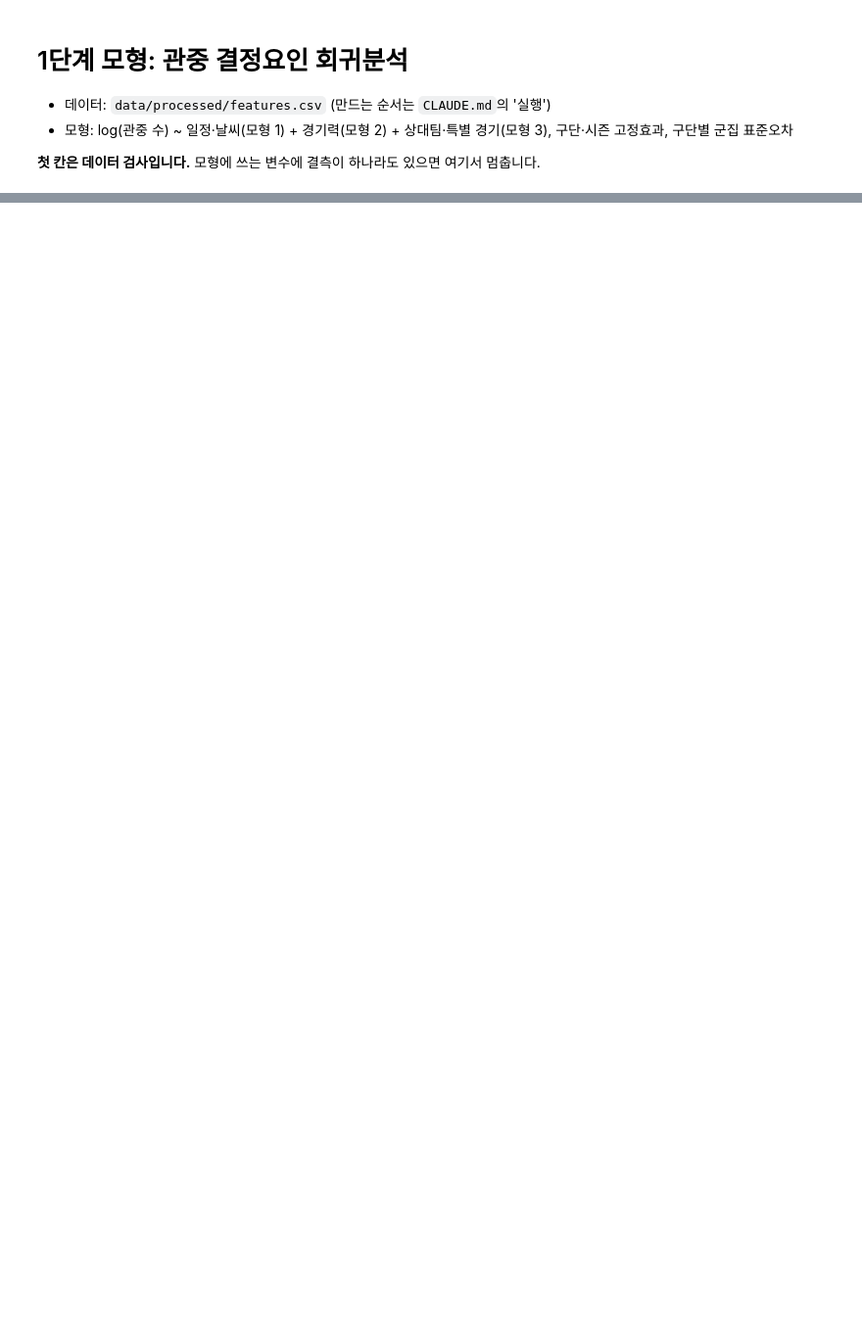
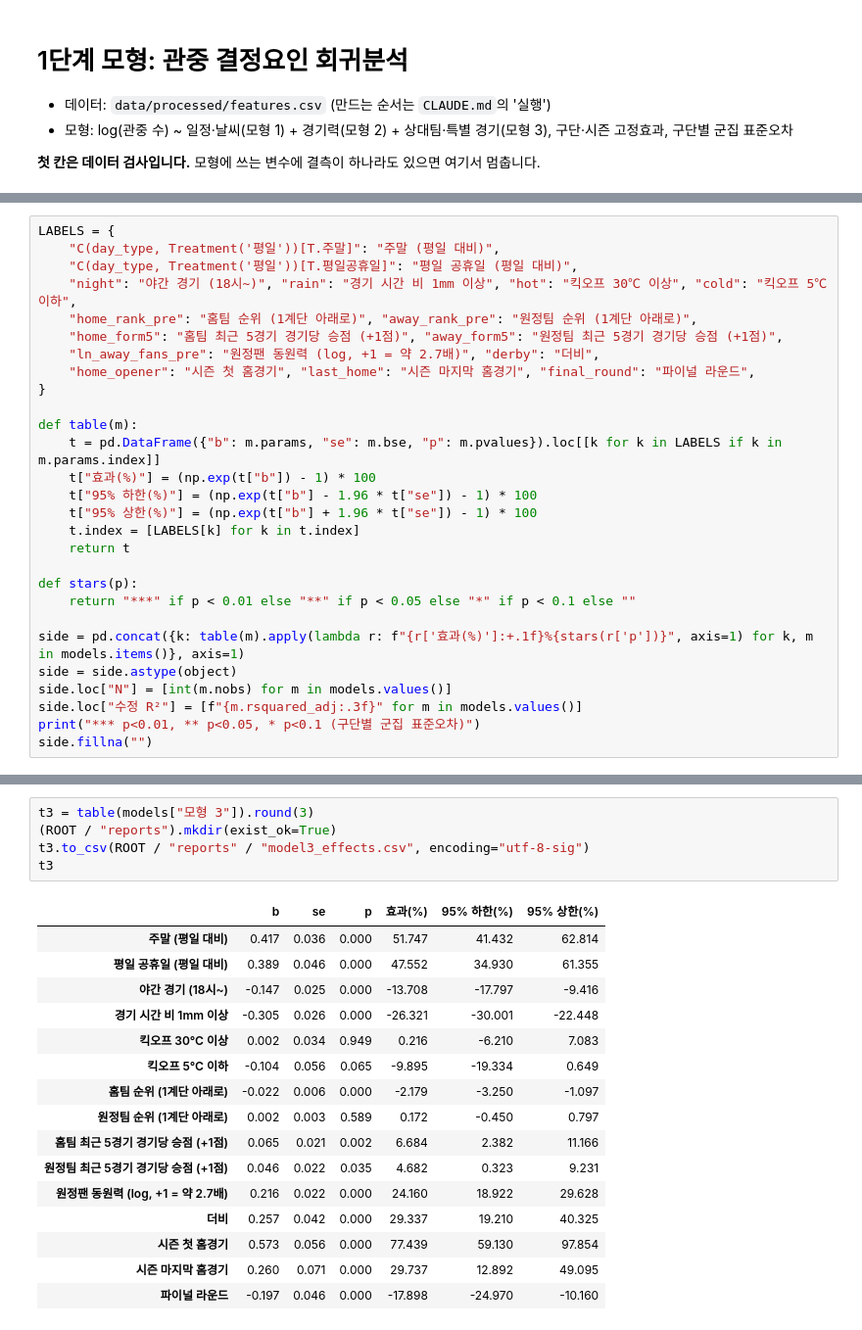
Before and after one commit to kkangho5467/kleague-attendance-analysis, a Jupyter notebook: notebooks/02_models.ipynb, the cells around one changed output, grey strips where cells are left out. Shown at 98% size. Drawn from its saved outputs; the diff is of its cells as text; blank space fills up the shorter version.

```diff
--- a/notebooks/02_models.ipynb
+++ b/notebooks/02_models.ipynb
@@ -31,0 +77,28 @@ print(f"검사 통과: {len(model_df)}경기 (제외 {df['excluded'].sum()}경
+# %%
+LABELS = {
+    "C(day_type, Treatment('평일'))[T.주말]": "주말 (평일 대비)",
+    "C(day_type, Treatment('평일'))[T.평일공휴일]": "평일 공휴일 (평일 대비)",
+    "night": "야간 경기 (18시~)", "rain": "경기 시간 비 1mm 이상", "hot": "킥오프 30℃ 이상", "cold": "킥오프 5℃ 이하",
+    "home_rank_pre": "홈팀 순위 (1계단 아래로)", "away_rank_pre": "원정팀 순위 (1계단 아래로)",
+    "home_form5": "홈팀 최근 5경기 경기당 승점 (+1점)", "away_form5": "원정팀 최근 5경기 경기당 승점 (+1점)",
+    "ln_away_fans_pre": "원정팬 동원력 (log, +1 = 약 2.7배)", "derby": "더비",
+    "home_opener": "시즌 첫 홈경기", "last_home": "시즌 마지막 홈경기", "final_round": "파이널 라운드",
+}
+
+def table(m):
+    t = pd.DataFrame({"b": m.params, "se": m.bse, "p": m.pvalues}).loc[[k for k in LABELS if k in m.params.index]]
+    t["효과(%)"] = (np.exp(t["b"]) - 1) * 100
+    t["95% 하한(%)"] = (np.exp(t["b"] - 1.96 * t["se"]) - 1) * 100
+    t["95% 상한(%)"] = (np.exp(t["b"] + 1.96 * t["se"]) - 1) * 100
+    t.index = [LABELS[k] for k in t.index]
+    return t
+
+def stars(p):
+    return "***" if p < 0.01 else "**" if p < 0.05 else "*" if p < 0.1 else ""
+
+side = pd.concat({k: table(m).apply(lambda r: f"{r['효과(%)']:+.1f}%{stars(r['p'])}", axis=1) for k, m in models.items()}, axis=1)
+side = side.astype(object)
+side.loc["N"] = [int(m.nobs) for m in models.values()]
+side.loc["수정 R²"] = [f"{m.rsquared_adj:.3f}" for m in models.values()]
+print("*** p<0.01, ** p<0.05, * p<0.1 (구단별 군집 표준오차)")
+side.fillna("")
@@ -31,0 +125,22 @@ print(f"검사 통과: {len(model_df)}경기 (제외 {df['excluded'].sum()}경
+# %%
+t3 = table(models["모형 3"]).round(3)
+(ROOT / "reports").mkdir(exist_ok=True)
+t3.to_csv(ROOT / "reports" / "model3_effects.csv", encoding="utf-8-sig")
+t3
+# %% [output]
+|  | b | se | p | 효과(%) | 95% 하한(%) | 95% 상한(%) |
+| 주말 (평일 대비) | 0.417 | 0.036 | 0.000 | 51.747 | 41.432 | 62.814 |
+| 평일 공휴일 (평일 대비) | 0.389 | 0.046 | 0.000 | 47.552 | 34.930 | 61.355 |
+| 야간 경기 (18시~) | -0.147 | 0.025 | 0.000 | -13.708 | -17.797 | -9.416 |
+| 경기 시간 비 1mm 이상 | -0.305 | 0.026 | 0.000 | -26.321 | -30.001 | -22.448 |
+| 킥오프 30℃ 이상 | 0.002 | 0.034 | 0.949 | 0.216 | -6.210 | 7.083 |
+| 킥오프 5℃ 이하 | -0.104 | 0.056 | 0.065 | -9.895 | -19.334 | 0.649 |
+| 홈팀 순위 (1계단 아래로) | -0.022 | 0.006 | 0.000 | -2.179 | -3.250 | -1.097 |
+| 원정팀 순위 (1계단 아래로) | 0.002 | 0.003 | 0.589 | 0.172 | -0.450 | 0.797 |
+| 홈팀 최근 5경기 경기당 승점 (+1점) | 0.065 | 0.021 | 0.002 | 6.684 | 2.382 | 11.166 |
+| 원정팀 최근 5경기 경기당 승점 (+1점) | 0.046 | 0.022 | 0.035 | 4.682 | 0.323 | 9.231 |
+| 원정팬 동원력 (log, +1 = 약 2.7배) | 0.216 | 0.022 | 0.000 | 24.160 | 18.922 | 29.628 |
+| 더비 | 0.257 | 0.042 | 0.000 | 29.337 | 19.210 | 40.325 |
+| 시즌 첫 홈경기 | 0.573 | 0.056 | 0.000 | 77.439 | 59.130 | 97.854 |
+| 시즌 마지막 홈경기 | 0.260 | 0.071 | 0.000 | 29.737 | 12.892 | 49.095 |
+| 파이널 라운드 | -0.197 | 0.046 | 0.000 | -17.898 | -24.970 | -10.160 |
```
Also changed, not shown: parts of 11 cells of this notebook, 7 other files.
